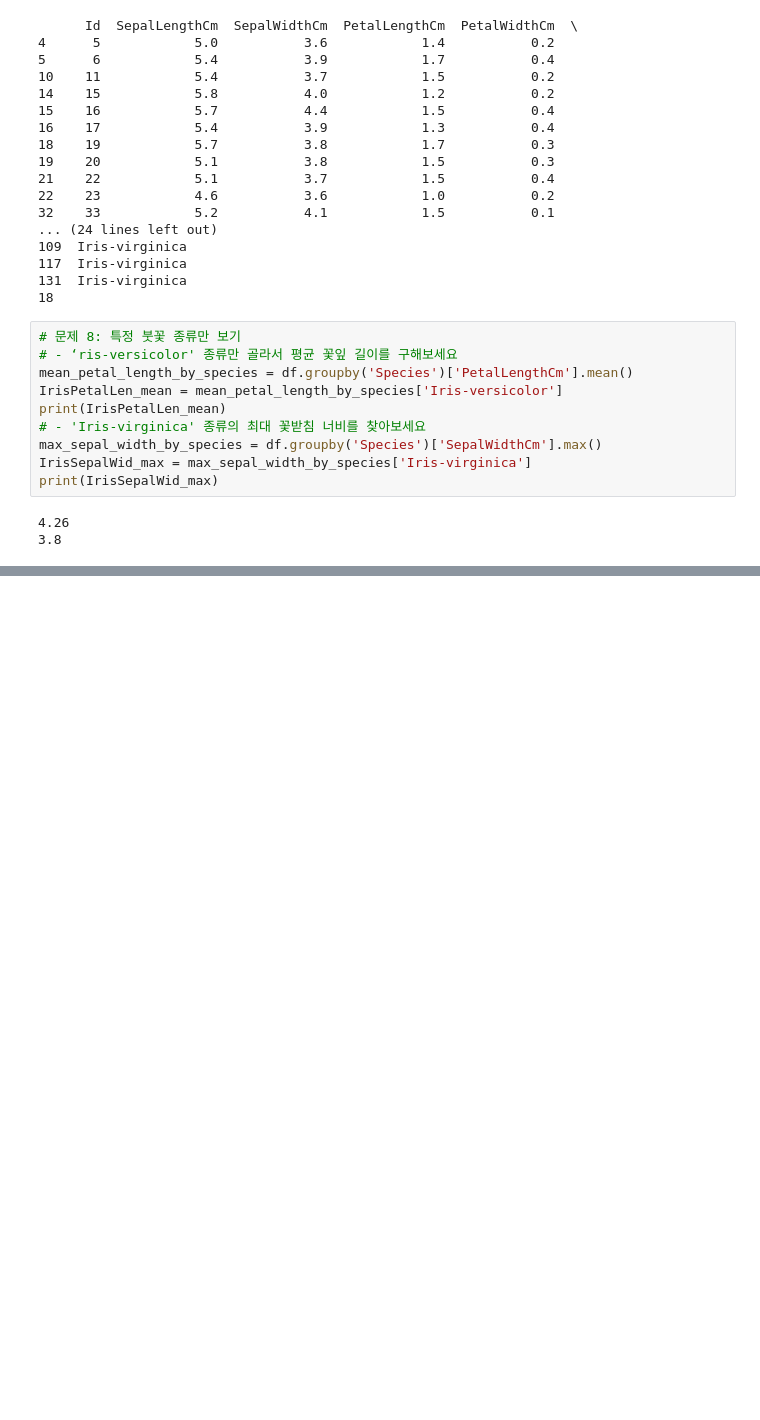
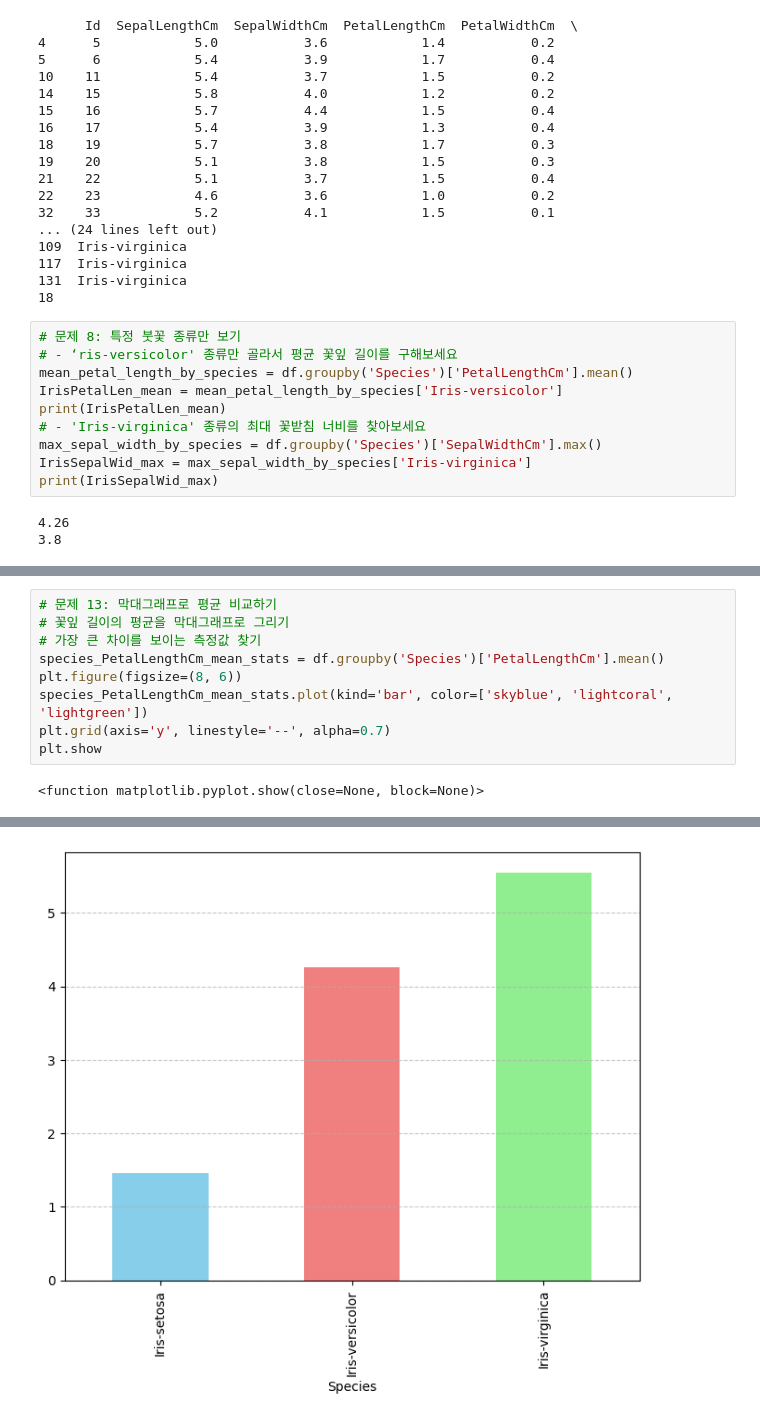
Before and after one commit to BeomJinPNU/202006136, a Jupyter notebook: 250523.ipynb, the cells around one changed output, grey strips where cells are left out. Cells and saved outputs as stored; diff of their text form; blank space fills up the shorter version.

```diff
--- a/250523.ipynb
+++ b/250523.ipynb
@@ -208,0 +272,11 @@ plt.show()
+# %%
+# 문제 13: 막대그래프로 평균 비교하기
+# 꽃잎 길이의 평균을 막대그래프로 그리기
+# 가장 큰 차이를 보이는 측정값 찾기
+species_PetalLengthCm_mean_stats = df.groupby('Species')['PetalLengthCm'].mean()
+plt.figure(figsize=(8, 6))
+species_PetalLengthCm_mean_stats.plot(kind='bar', color=['skyblue', 'lightcoral', 'lightgreen'])
+plt.grid(axis='y', linestyle='--', alpha=0.7)
+plt.show
+# %% [output]
+<function matplotlib.pyplot.show(close=None, block=None)>
@@ -208,0 +300 @@ plt.show()
+[figure, added]
```
Also changed, not shown: parts of 14 cells of this notebook.
